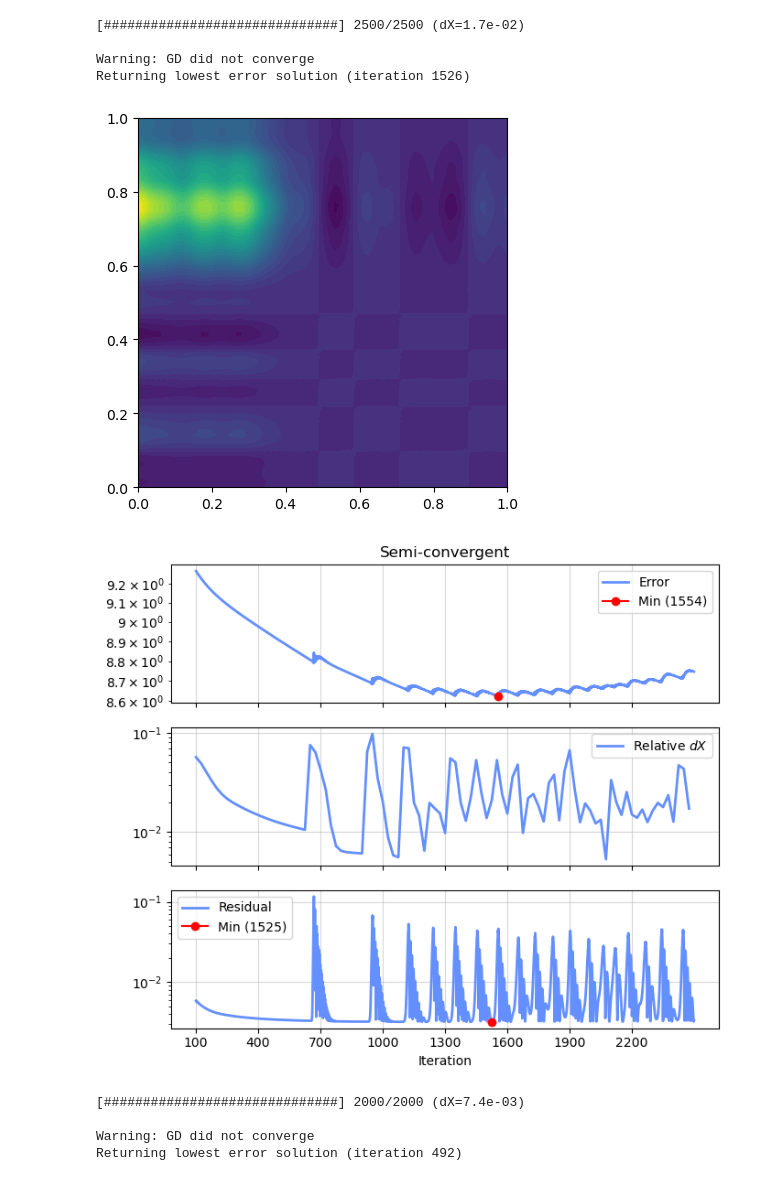
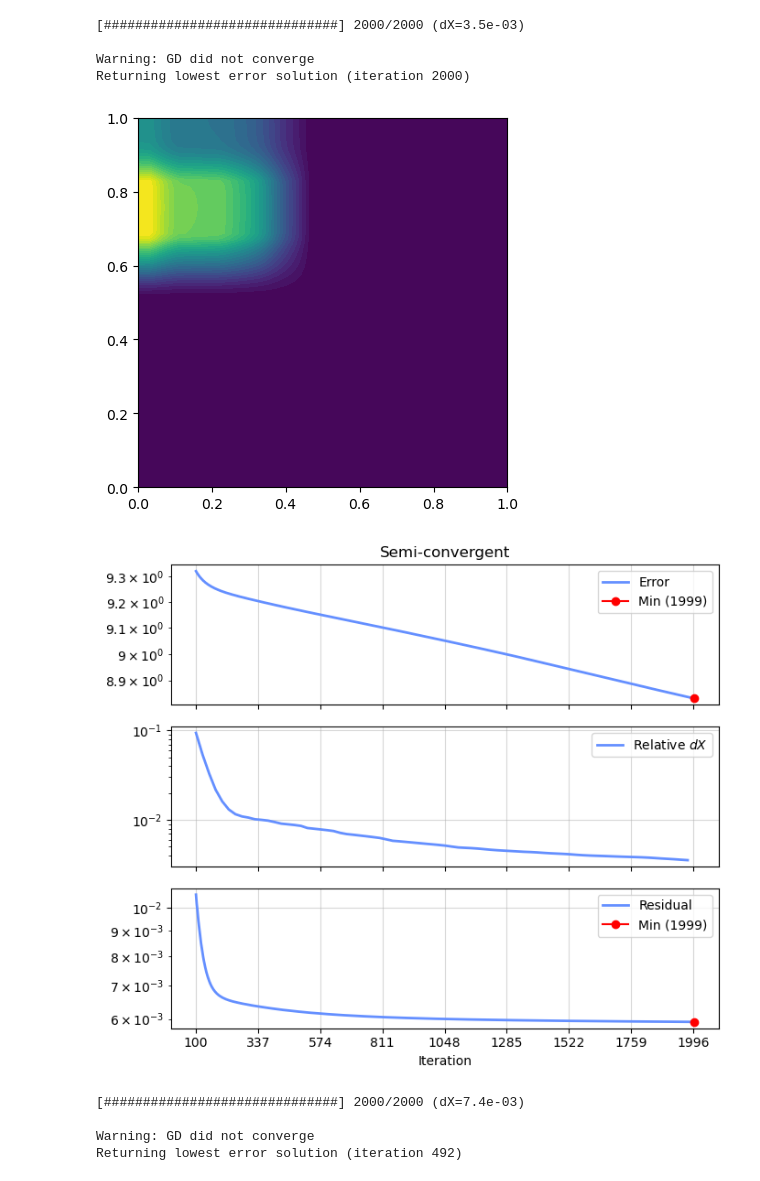
Before and after one commit to EliasSev/masters-thesis, a Jupyter notebook: notebooks/05_low_rank_source_regularization.ipynb, the cells around one changed output. Cells and saved outputs as stored; diff of their text form; code cells hidden in the pictures.

```diff
--- a/notebooks/05_low_rank_source_regularization.ipynb
+++ b/notebooks/05_low_rank_source_regularization.ipynb
@@ -169,20 +169,23 @@ plot_solutions(
 # %%
 # Low-rank weighted tikhonov solution
 f_semi = solver.solve_semi(y,
     r_s=1,
     w=w,
     seed=seed,
-    max_iter=2500,
+    max_iter=2000,
+    alpha=0.05,
+    beta=1e-7,
+    projection=True
 )
 plot(f_semi)
 plot_records(solver, title='Semi-convergent', xmin=100)
 # %% [output]
-[##############################] 2500/2500 (dX=1.7e-02)
+[##############################] 2000/2000 (dX=3.5e-03)
 
 Warning: GD did not converge
-Returning lowest error solution (iteration 1526)
+Returning lowest error solution (iteration 2000)
-[figure, old version]
+[figure, new version]
-[figure, old version]
+[figure, new version]
 # %%
 # Low-rank weighted tikhonov solution
 f_TV = solver.solve_TV(y,
```
Also changed, not shown: parts of 4 cells of this notebook, 1 other file.
